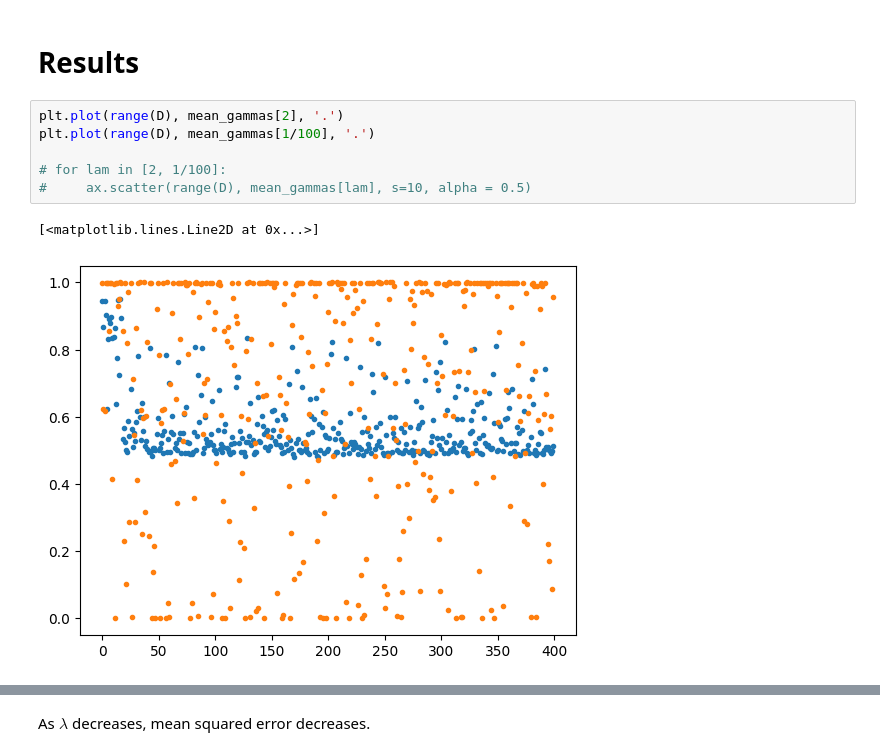
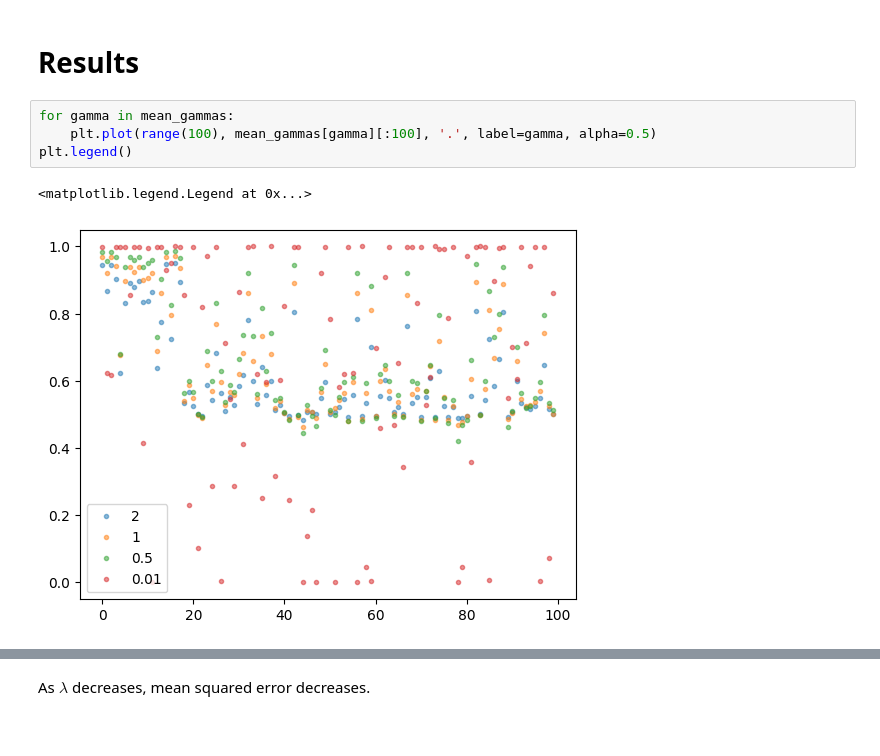
Before and after one commit to Grace0124/numpyro, a Jupyter notebook: concrete_dist.ipynb, the cells around one changed output, grey strips where cells are left out. Saved outputs shown, nothing was run; the diff lists cells and outputs as text.

Commit message:
Added graph labels

```diff
--- a/concrete_dist.ipynb
+++ b/concrete_dist.ipynb
@@ -224,14 +224,12 @@ Number of divergences: 159
 # %% [markdown]
 <h1> Results </h1>
 # %%
-plt.plot(range(D), mean_gammas[2], '.')
-plt.plot(range(D), mean_gammas[1/100], '.')
-
-# for lam in [2, 1/100]:
-#     ax.scatter(range(D), mean_gammas[lam], s=10, alpha = 0.5)
+for gamma in mean_gammas:
+    plt.plot(range(100), mean_gammas[gamma][:100], '.', label=gamma, alpha=0.5)
+plt.legend()
 # %% [output]
-[<matplotlib.lines.Line2D at 0x...>]
+<matplotlib.legend.Legend at 0x...>
-[figure, old version]
+[figure, new version]
 # %%
 fig, (ax1, ax2) = plt.subplots(1, 2, figsize=(12, 5), layout="tight")
 for ax in [ax1, ax2]:
```
Also changed, not shown: parts of 2 cells of this notebook.
